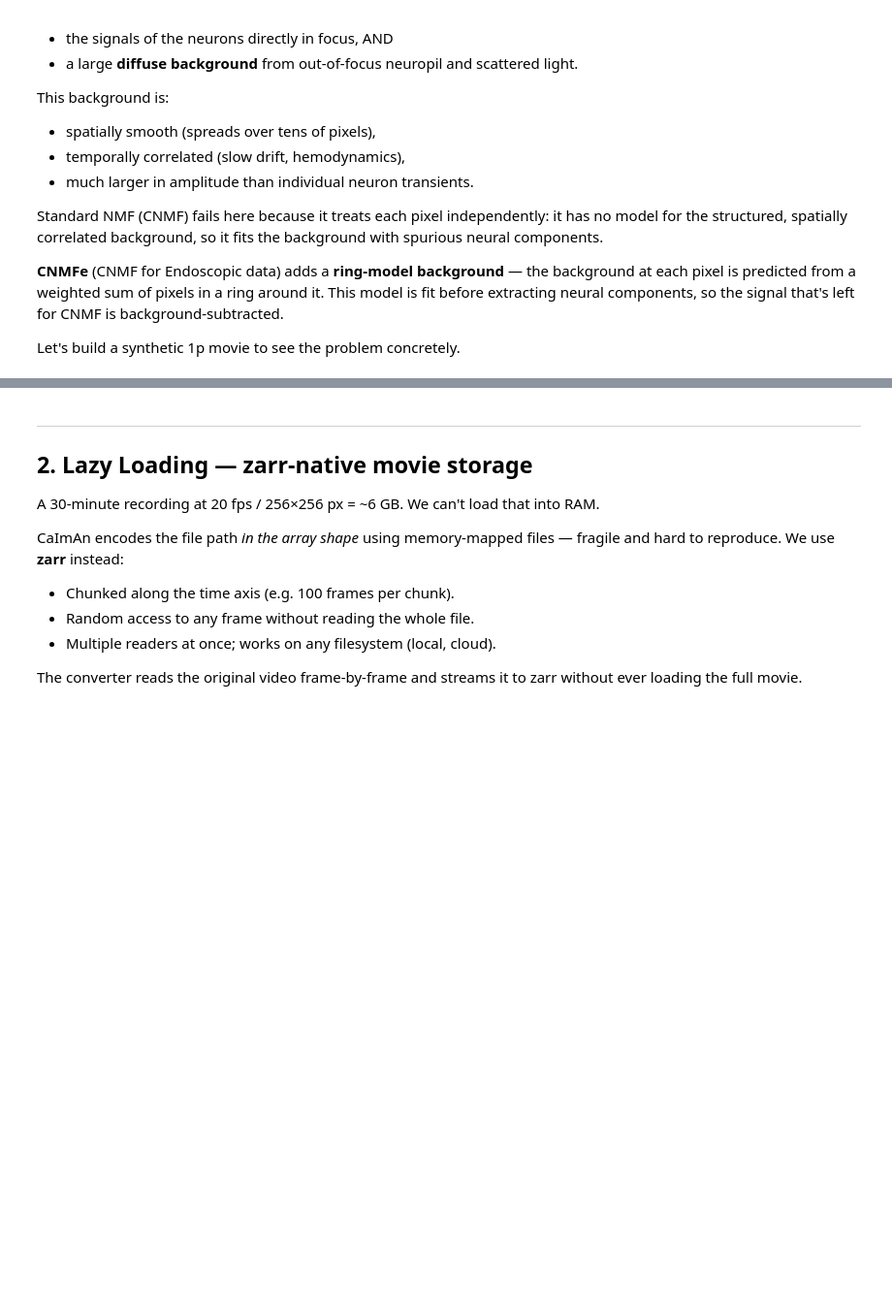
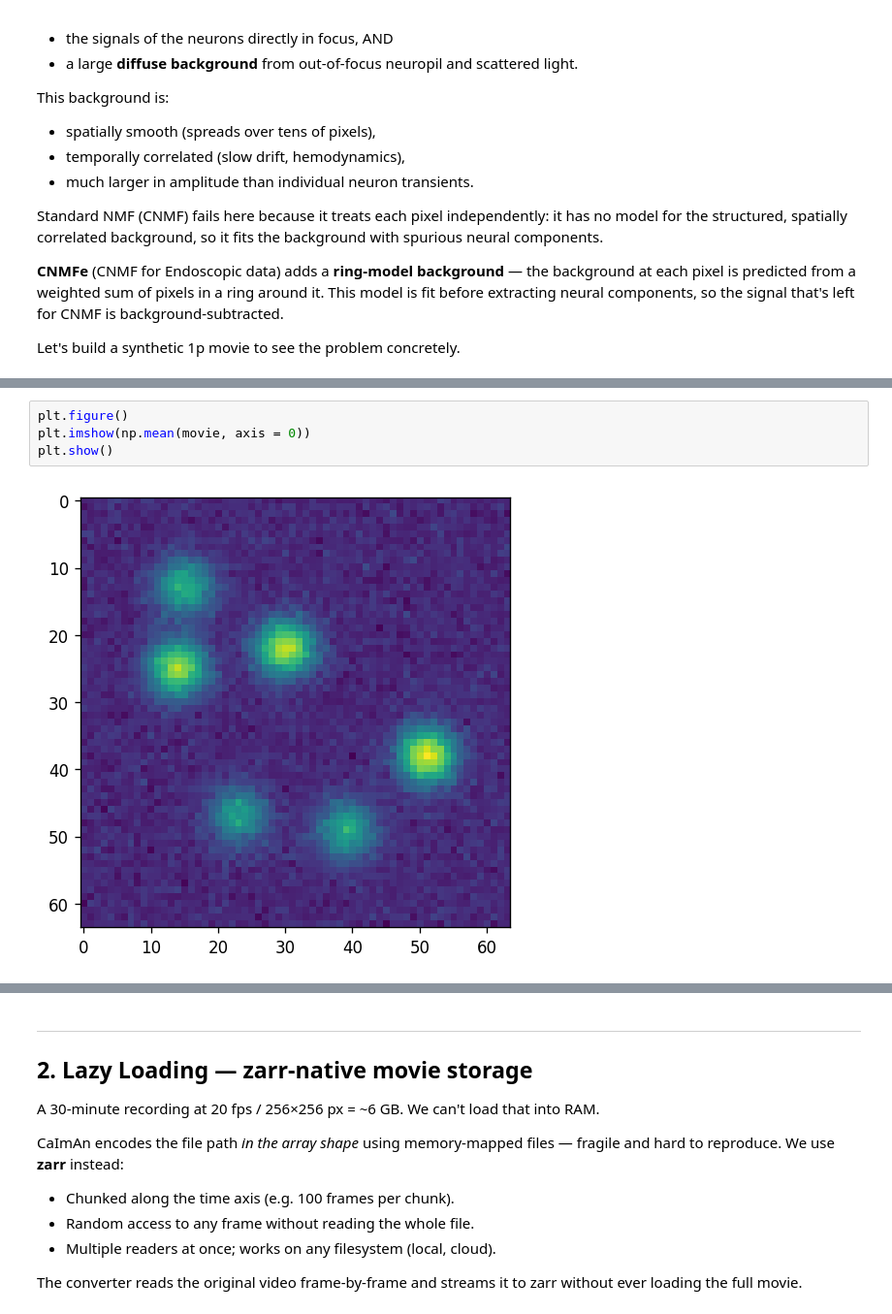
Before and after one commit to FlorianNeurosci/miniCNMFe, a Jupyter notebook: tutorial.ipynb, the cells around one changed output, grey strips where cells are left out. Shown at 97% size. Saved outputs shown, nothing was run; the diff lists cells and outputs as text; blank space fills up the shorter version.

```diff
--- a/tutorial.ipynb
+++ b/tutorial.ipynb
@@ -98,0 +106,6 @@ plt.show()
+# %%
+plt.figure()
+plt.imshow(np.mean(movie, axis = 0))
+plt.show()
+# %% [output]
+[figure, added]
```
Also changed, not shown: parts of 24 cells of this notebook, 3 other files.
